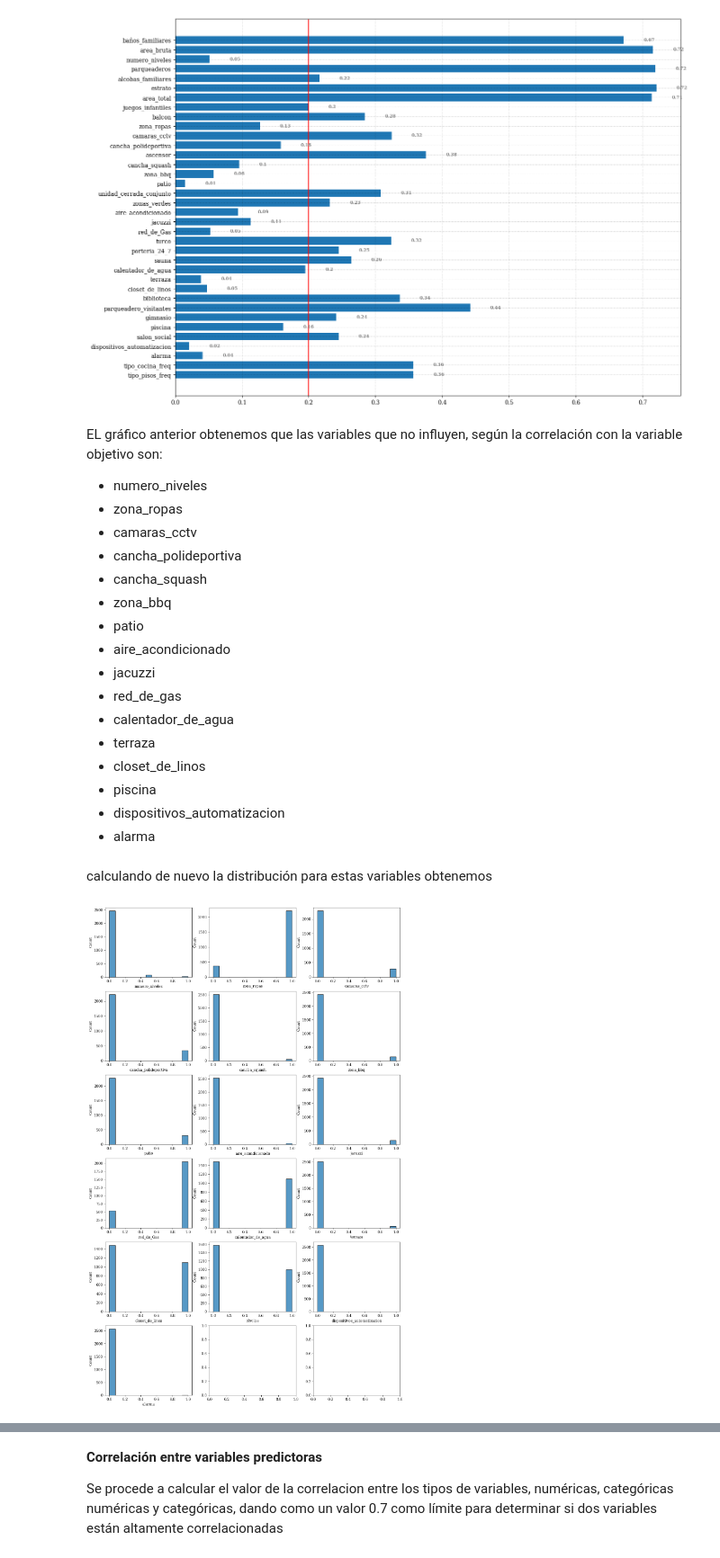
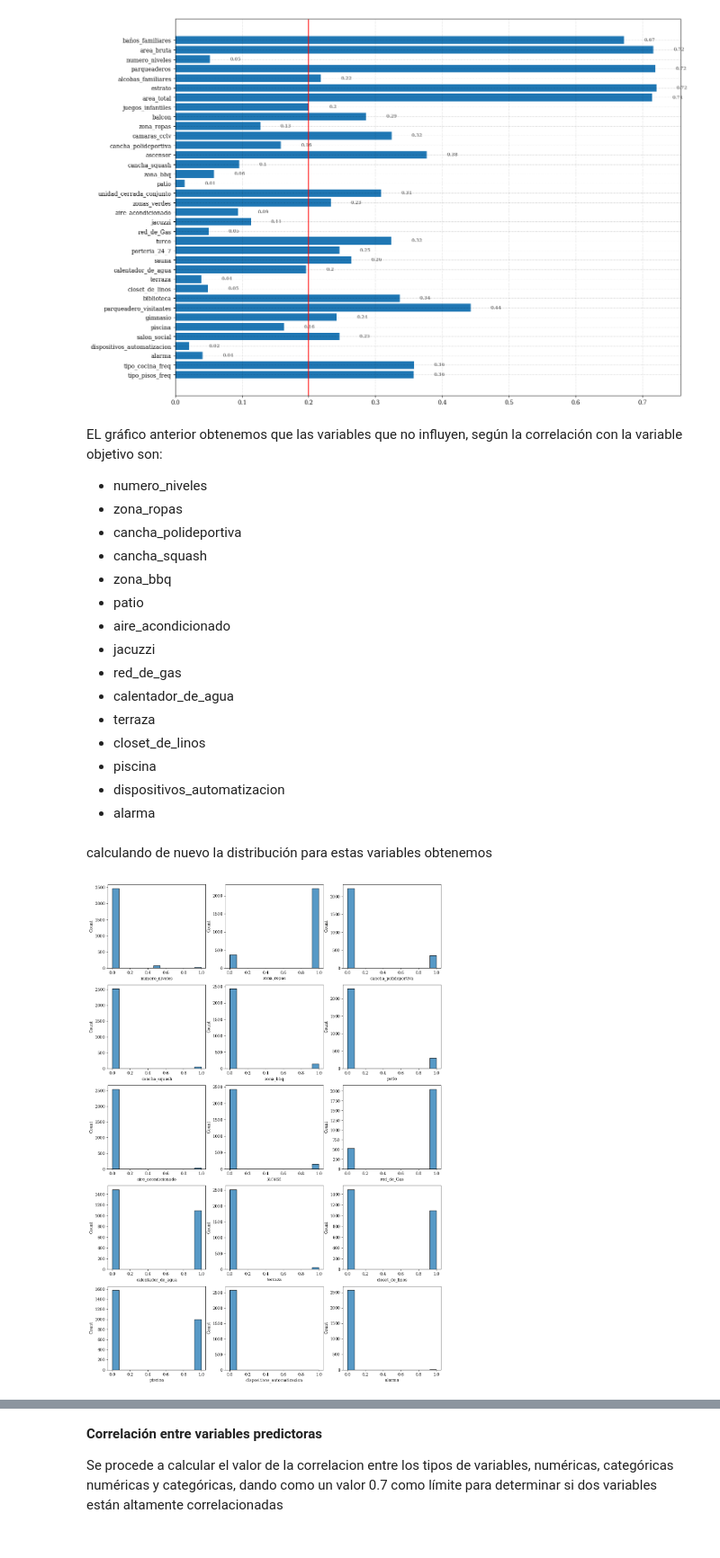
Before and after one commit to wacGitHub07/udea-monografia, a Jupyter notebook: 2_Model/2_Modelo/iteraciones/iteracion_5/iteracion_5_4/interacion_5_4_modelo.ipynb, the cells around one changed output, grey strips where cells are left out. Shown at 90% size. Cells and saved outputs as stored; diff of their text form; code cells hidden in the pictures.

```diff
--- a/2_Model/2_Modelo/iteraciones/iteracion_5/iteracion_5_4/interacion_5_4_modelo.ipynb
+++ b/2_Model/2_Modelo/iteraciones/iteracion_5/iteracion_5_4/interacion_5_4_modelo.ipynb
@@ -29,7 +29,7 @@ import os
 path = os.getcwd()
 # parent directory
 path = os.path.abspath('../../')
-data_model = pd.read_csv(path + "/iteracion_2/datos_iteracion_sin_out.csv")
+data_model = pd.read_csv(path + "/iteracion_2/datos_iteracion_2.csv")
 data_model.head()
 # %% [output]
 |  | precio | zona | barrio_sector | baños_familiares | area_bruta | numero_niveles | parqueaderos | ... |
@@ -226,7 +226,6 @@ correlacion_vs_objetivo(X_est, Y)
 EL gráfico anterior obtenemos que las variables que no influyen, según la correlación con la variable objetivo son:
 - numero_niveles
 - zona_ropas
-- camaras_cctv
 - cancha_polideportiva
 - cancha_squash
 - zona_bbq
@@ -245,7 +244,6 @@ EL gráfico anterior obtenemos que las variables que no influyen, según la corr
 columns_disc_corr = [
     "numero_niveles",
     "zona_ropas",
-    "camaras_cctv",
     "cancha_polideportiva",
     "cancha_squash",
     "zona_bbq",
@@ -263,7 +261,7 @@ columns_disc_corr = [
 # %% [markdown]
 calculando de nuevo la distribución para estas variables obtenemos
 # %%
-graficar_distribcion_vv(X_est, columns_disc_corr, fig_zise=(15,25) ,num_rows=6, num_cols=3)
+graficar_distribcion_vv(X_est, columns_disc_corr, fig_zise=(15,22) ,num_rows=5, num_cols=3)
 # %% [output]
-[figure, old version]
+[figure, new version]
 # %% [markdown]
```
Also changed, not shown: parts of 27 cells of this notebook, 37 other files.
